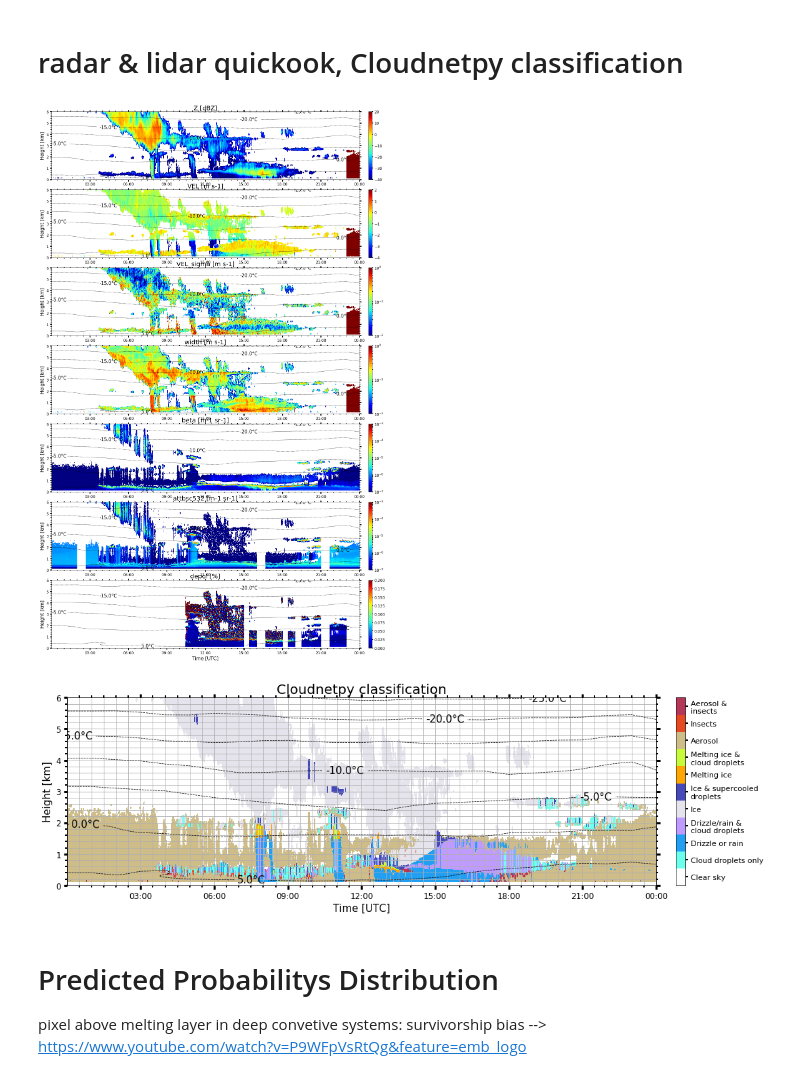
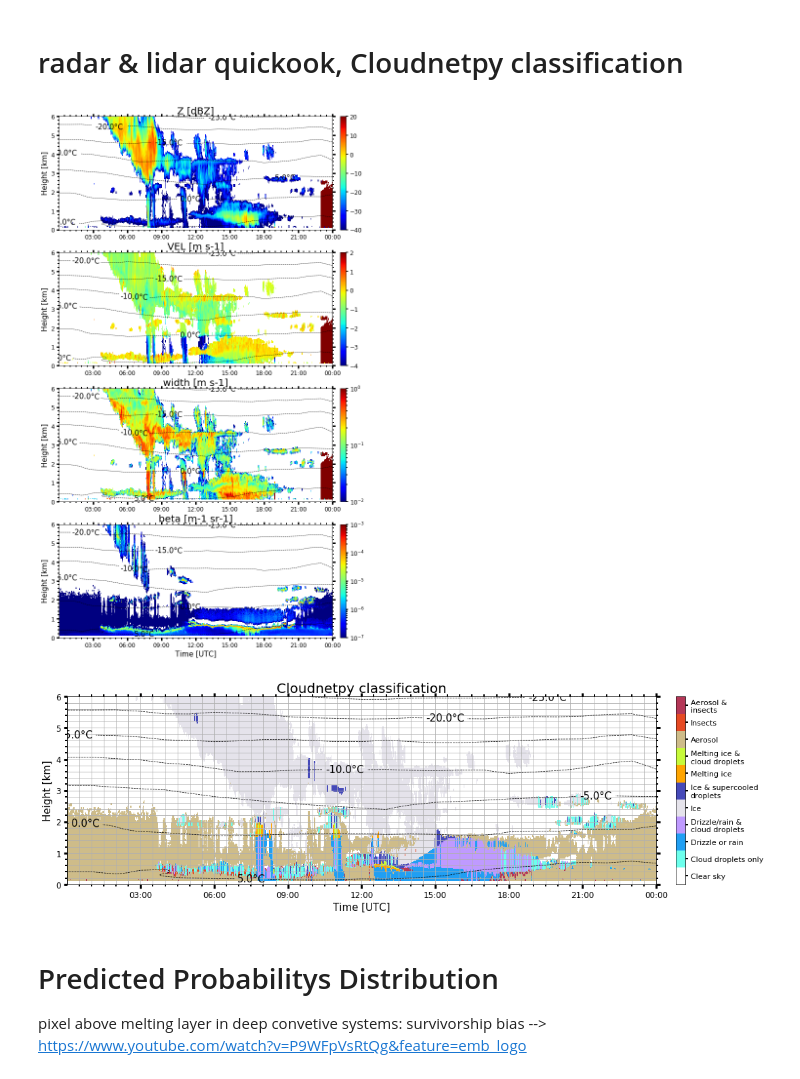
Before and after one commit to KarlJohnsonnn/voodoo_quicklooks, a Jupyter notebook: voodoo_quicklooks.ipynb, the cells around one changed output. Drawn from its saved outputs; the diff is of its cells as text; code cells hidden in the pictures.

```diff
--- a/voodoo_quicklooks.ipynb
+++ b/voodoo_quicklooks.ipynb
@@ -289,29 +289,33 @@ voodoo_xr.beta.attrs.update({'rg_unit': 'm', 'var_unit': 'm-1 sr-1', 'system': '
 voodoo_xr.attbsc532.attrs.update({'rg_unit': 'm', 'var_unit': 'm-1 sr-1', 'system': 'pollyxt'})
 voodoo_xr.depol.attrs.update({'rg_unit': 'm', 'var_unit': '%', 'system': 'pollyxt'})
 # %%
-fig_p, ax = plt.subplots(nrows=7, ncols=1, figsize=(17, 25))
+fig_p, ax = plt.subplots(nrows=4, ncols=1, figsize=(10, 16))
 font_settings.update({'fig': fig_p, 'colormap': 'jet', 'contour': contour_T, 'mask': voodoo_xr.mask_nc.values})
 
 if 'zlim' in font_settings.keys(): font_settings.pop('zlim')
 
 fig_p, ax[0] = lardaTR.plot_timeheight(voodoo_xr.Z,         title=f'Z [{voodoo_xr.Z.var_unit}]',                 ax=ax[0], zlim=[-40, 20], **font_settings)
 fig_p, ax[1] = lardaTR.plot_timeheight(voodoo_xr.VEL,       title=f'VEL [{voodoo_xr.VEL.var_unit}]',             ax=ax[1], zlim=[-4, 2],   **font_settings)
-fig_p, ax[2] = lardaTR.plot_timeheight(voodoo_xr.VEL_sigma, title=f'VEL_sigma [{voodoo_xr.VEL_sigma.var_unit}]', ax=ax[2], zlim=[1.e-2, 1],     z_converter='log', **font_settings)
-fig_p, ax[3] = lardaTR.plot_timeheight(voodoo_xr.width,     title=f'width [{voodoo_xr.width.var_unit}]',         ax=ax[3], zlim=[1.e-2, 1],     z_converter='log', **font_settings)
-fig_p, ax[4] = lardaTR.plot_timeheight(voodoo_xr.beta,      title=f'beta [{voodoo_xr.beta.var_unit}]',           ax=ax[4], zlim=[1.e-7, 1.e-3], z_converter='log', **font_settings)
-fig_p, ax[5] = lardaTR.plot_timeheight(voodoo_xr.attbsc532, title=f'attbsc532 [{voodoo_xr.attbsc532.var_unit}]', ax=ax[5], zlim=[1.e-7, 1.e-3], z_converter='log', **font_settings)
-fig_p, ax[6] = lardaTR.plot_timeheight(voodoo_xr.depol,     title=f'depol [{voodoo_xr.depol.var_unit}]',         ax=ax[6], zlim=[0, 0.2], **font_settings)
+#fig_p, ax[2] = lardaTR.plot_timeheight(voodoo_xr.VEL_sigma, title=f'VEL_sigma [{voodoo_xr.VEL_sigma.var_unit}]', ax=ax[2], zlim=[1.e-2, 1],     z_converter='log', **font_settings)
+fig_p, ax[2] = lardaTR.plot_timeheight(voodoo_xr.width,     title=f'width [{voodoo_xr.width.var_unit}]',         ax=ax[2], zlim=[1.e-2, 1],     z_converter='log', **font_settings)
+fig_p, ax[3] = lardaTR.plot_timeheight(voodoo_xr.beta,      title=f'beta [{voodoo_xr.beta.var_unit}]',           ax=ax[3], zlim=[1.e-7, 1.e-3], z_converter='log', **font_settings)
+#fig_p, ax[5] = lardaTR.plot_timeheight(voodoo_xr.attbsc532, title=f'attbsc532 [{voodoo_xr.attbsc532.var_unit}]', ax=ax[5], zlim=[1.e-7, 1.e-3], z_converter='log', **font_settings)
+#fig_p, ax[6] = lardaTR.plot_timeheight(voodoo_xr.depol,     title=f'depol [{voodoo_xr.depol.var_unit}]',         ax=ax[6], zlim=[0, 0.2], **font_settings)
 
-for i in range(6): ax[i].set_xlabel('')
+for i in range(3): ax[i].set_xlabel('')
 
-plt.subplots_adjust(hspace=0.15)
+font_settings.update({'colormap': 'cloudnet_target_new', 'contour': contour_T, 'mask': voodoo_xr.mask_nc.values})
+#fig_p, ax[5] = lardaTR.plot_timeheight(voodoo_xr.target_classification,
+#                                       title=f'Target Classificaiton',
+#                                       ax=ax[5], zlim=[0, 10], **font_settings)
+
+plt.subplots_adjust(hspace=0.2)
 fig_p.savefig(f'plots/{case}-VOODOO_radar_lidar.png', dpi=450)
 
 
-font_settings.update({'colormap': 'cloudnet_target_new', 'contour': contour_T, 'mask': voodoo_xr.mask_nc.values})
 _, _ = _plot_classificaiton(voodoo_xr, 'target_classification', title='Cloudnetpy classification', **font_settings)
 # %% [output]
-[figure, old version]
+[figure, new version]
 [figure]
 # %% [markdown]
 # Predicted Probabilitys Distribution
```
Also changed, not shown: parts of 9 cells of this notebook, 8 other files.
